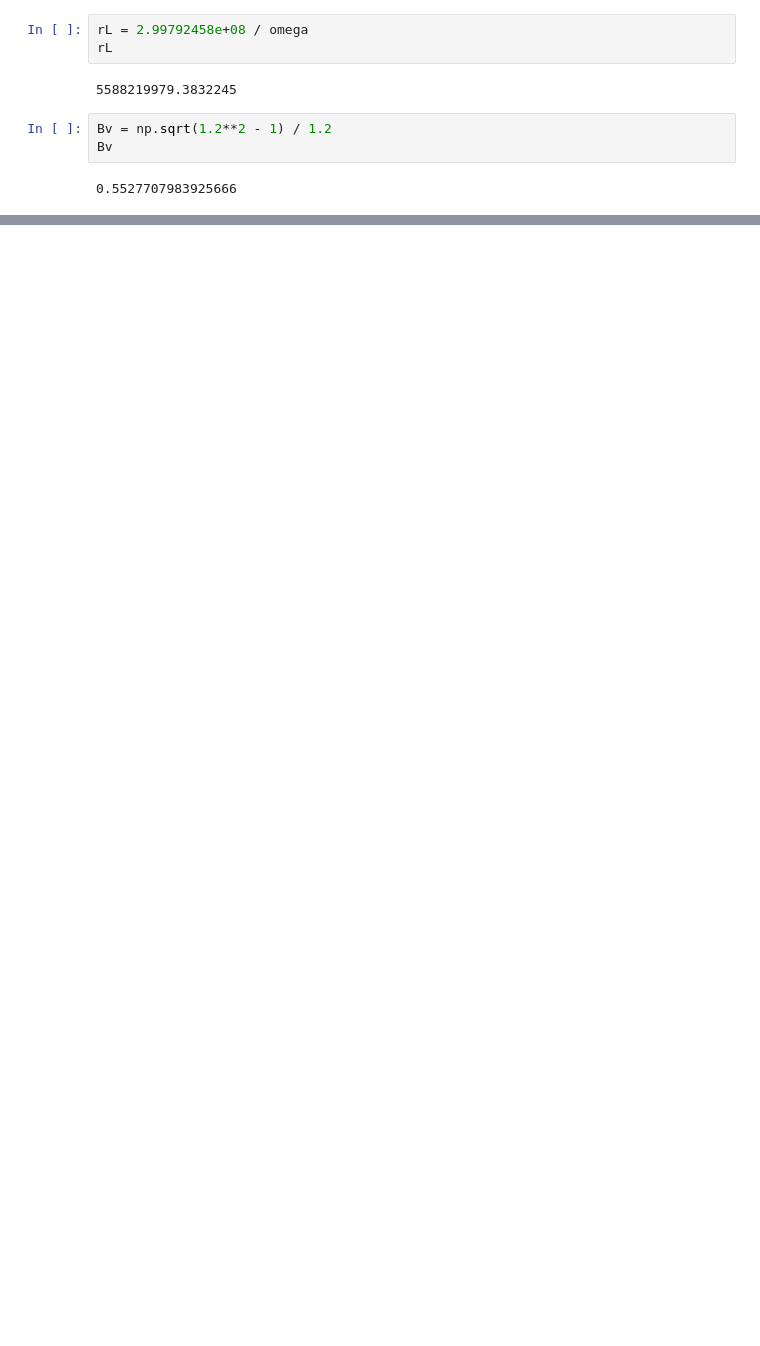
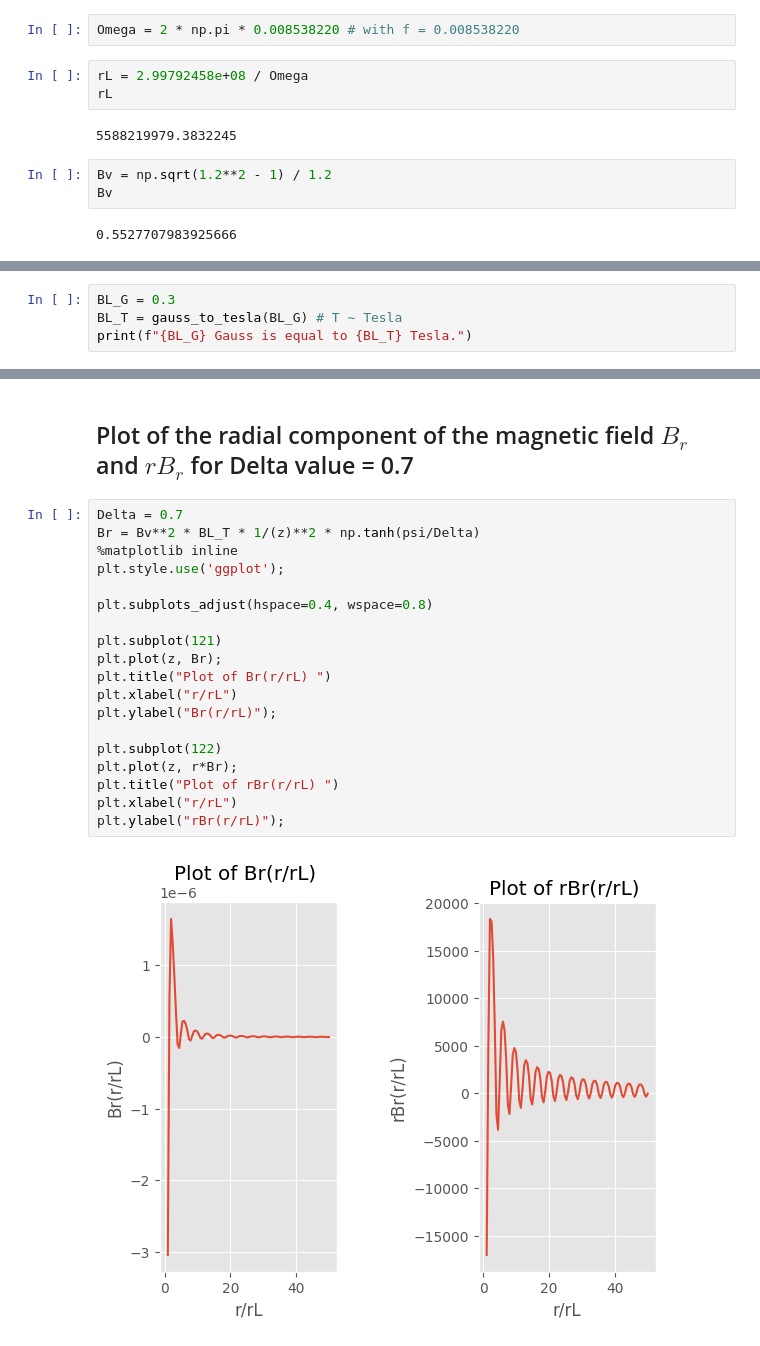
Before and after one commit to f0anits1o/Master_Thesis_Defense, a Jupyter notebook: plotBrAndrBr.ipynb, the cells around one changed output, grey strips where cells are left out. Cells and saved outputs as stored; diff of their text form; blank space fills up the shorter version.

Commit message:
different values of delta [0.5, 0.7, 0.9, 1, 2]

```diff
--- a/plotBrAndrBr.ipynb
+++ b/plotBrAndrBr.ipynb
@@ -47,5 +77,7 @@ omega
+# %%
+Omega = 2 * np.pi * 0.008538220 # with f = 0.008538220
 # %%
-rL = 2.99792458e+08 / omega
+rL = 2.99792458e+08 / Omega
 rL
 # %% [output]
 5588219979.3832245
@@ -97,0 +89,4 @@ print(f"{Khi_d} degrees is equal to {Khi_r} radians.")
+# %%
+BL_G = 0.3
+BL_T = gauss_to_tesla(BL_G) # T ~ Tesla
+print(f"{BL_G} Gauss is equal to {BL_T} Tesla.")
@@ -124,0 +130,23 @@ plt.ylabel("rBr(r/rL)");
+# %% [markdown]
+## Plot of the radial component of the magnetic field $B_r$ and $rB_r$ for Delta value = 0.7
+# %%
+Delta = 0.7
+Br = Bv**2 * BL_T * 1/(z)**2 * np.tanh(psi/Delta)
+%matplotlib inline
+plt.style.use('ggplot');
+
+plt.subplots_adjust(hspace=0.4, wspace=0.8)
+
+plt.subplot(121)
+plt.plot(z, Br);
+plt.title("Plot of Br(r/rL) ")
+plt.xlabel("r/rL")
+plt.ylabel("Br(r/rL)");
+
+plt.subplot(122)
+plt.plot(z, r*Br);
+plt.title("Plot of rBr(r/rL) ")
+plt.xlabel("r/rL")
+plt.ylabel("rBr(r/rL)");
+# %% [output]
+[figure, added]
```
Also changed, not shown: parts of 17 cells of this notebook.
